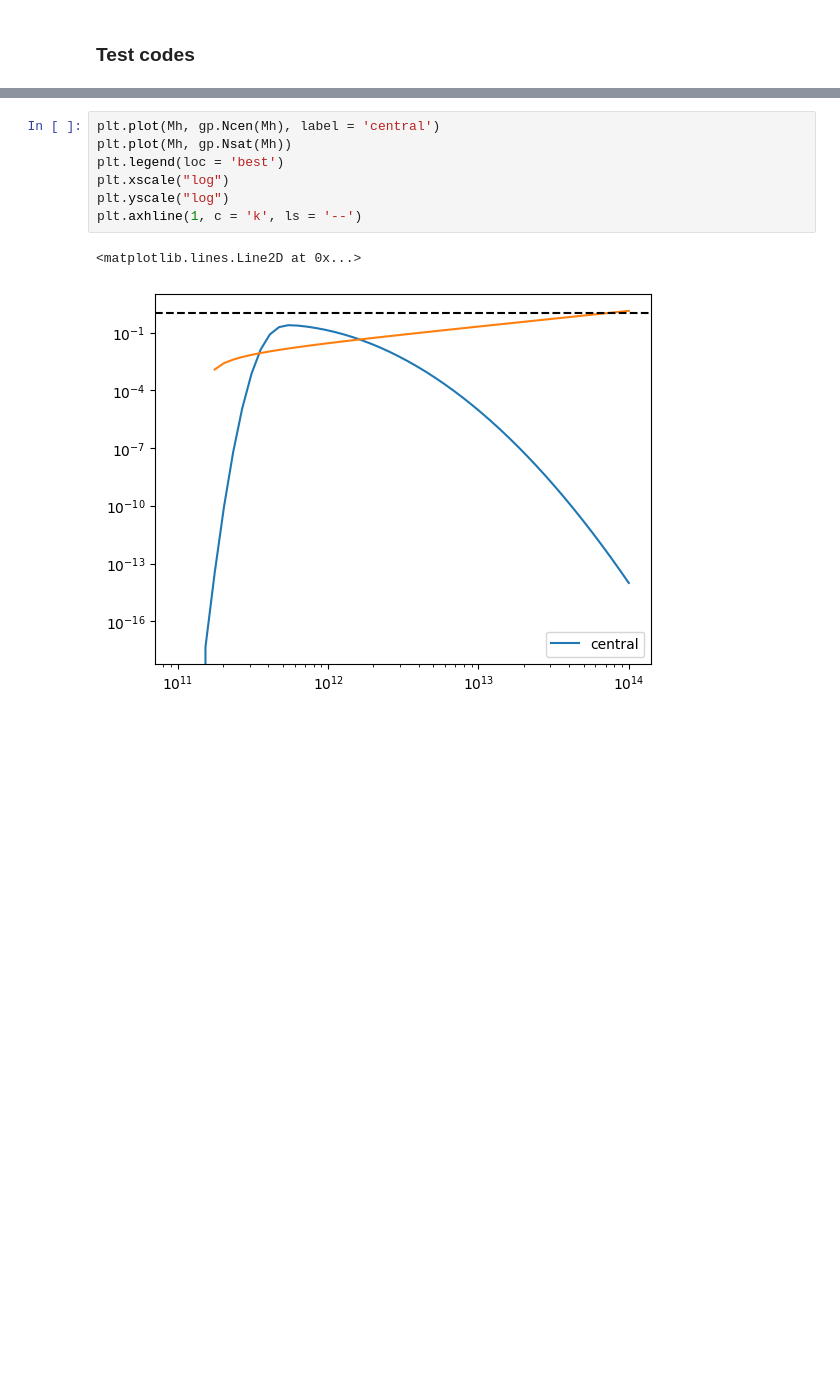
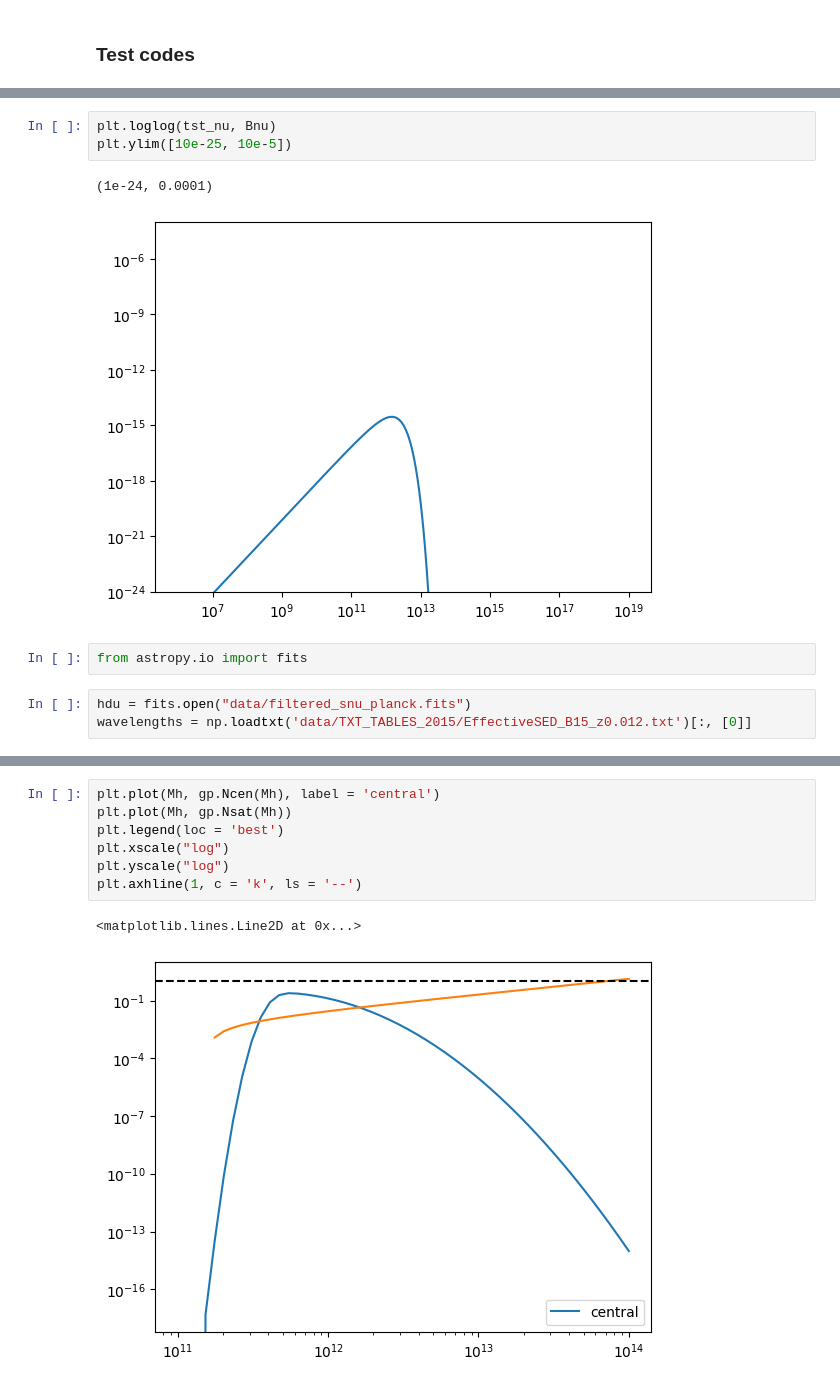
Before and after one commit to destrys/galCIB, a Jupyter notebook: base-lcdm.ipynb, the cells around one changed output, grey strips where cells are left out. Saved outputs shown, nothing was run; the diff lists cells and outputs as text; blank space fills up the shorter version.

```diff
--- a/base-lcdm.ipynb
+++ b/base-lcdm.ipynb
@@ -137,0 +171,11 @@ with open('data/hmfz.p', 'wb') as handle:
+# %%
+plt.loglog(tst_nu, Bnu)
+plt.ylim([10e-25, 10e-5])
+# %% [output]
+(1e-24, 0.0001)
+[figure, added]
+# %%
+from astropy.io import fits
+# %%
+hdu = fits.open("data/filtered_snu_planck.fits")
+wavelengths = np.loadtxt('data/TXT_TABLES_2015/EffectiveSED_B15_z0.012.txt')[:, [0]]
```
Also changed, not shown: parts of 39 cells of this notebook, 2 other files.
